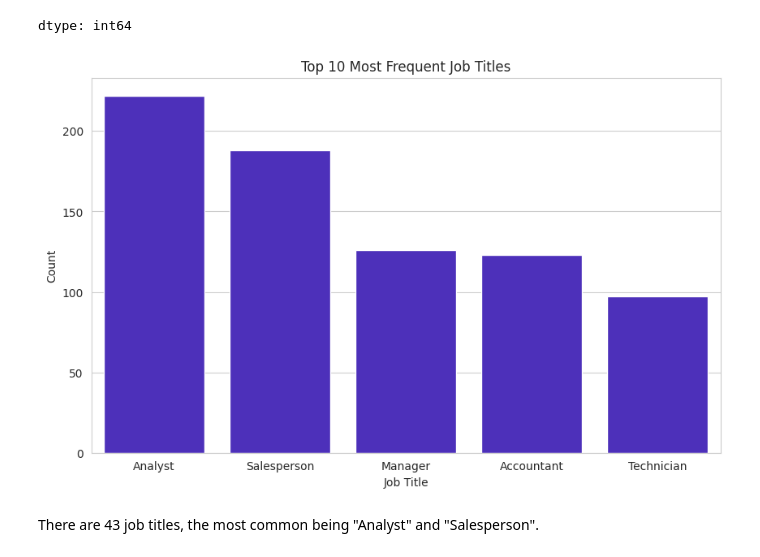
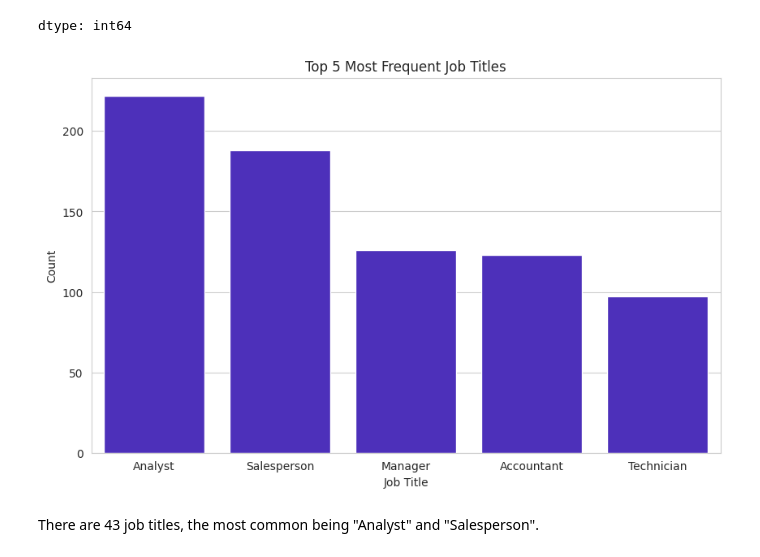
Before and after one commit to alkhurayjah/Unit3_Project, a Jupyter notebook: EDA_project.ipynb, the cells around one changed output. Cells and saved outputs as stored; diff of their text form; code cells hidden in the pictures.

```diff
--- a/EDA_project.ipynb
+++ b/EDA_project.ipynb
@@ -199,6 +263,8 @@ print(f"Rows after filtering Pilot: {len(df)}")
 Rows after filtering Pilot: 1385
 # %%
 df.drop(columns=["city"], inplace=True)
+df.drop(columns=["job_date"], inplace=True)
+df.drop(columns=["eco_activity"], inplace=True)
 # %% [markdown]
 
 
@@ -224,15 +290,15 @@ dtype: int64
 # %%
 plt.figure(figsize=(10, 6))
 
 sns.barplot(y=top_5.values, x=top_5.index,  color="#4019D1")
 
-plt.title('Top 10 Most Frequent Job Titles')
+plt.title('Top 5 Most Frequent Job Titles')
 plt.xlabel('Job Title')
 plt.ylabel('Count')
 
 plt.show()
 # %% [output]
-[figure, old version]
+[figure, new version]
 # %% [markdown]
 There are 43 job titles, the most common being "Analyst" and "Salesperson".
 # %% [markdown]
```
Also changed, not shown: parts of 22 cells of this notebook.
